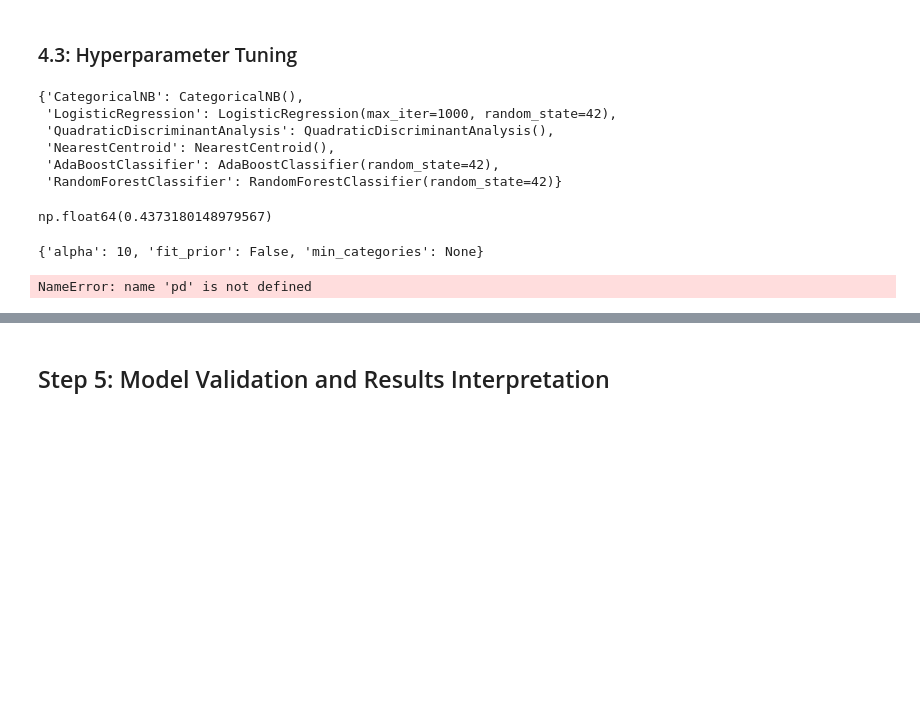
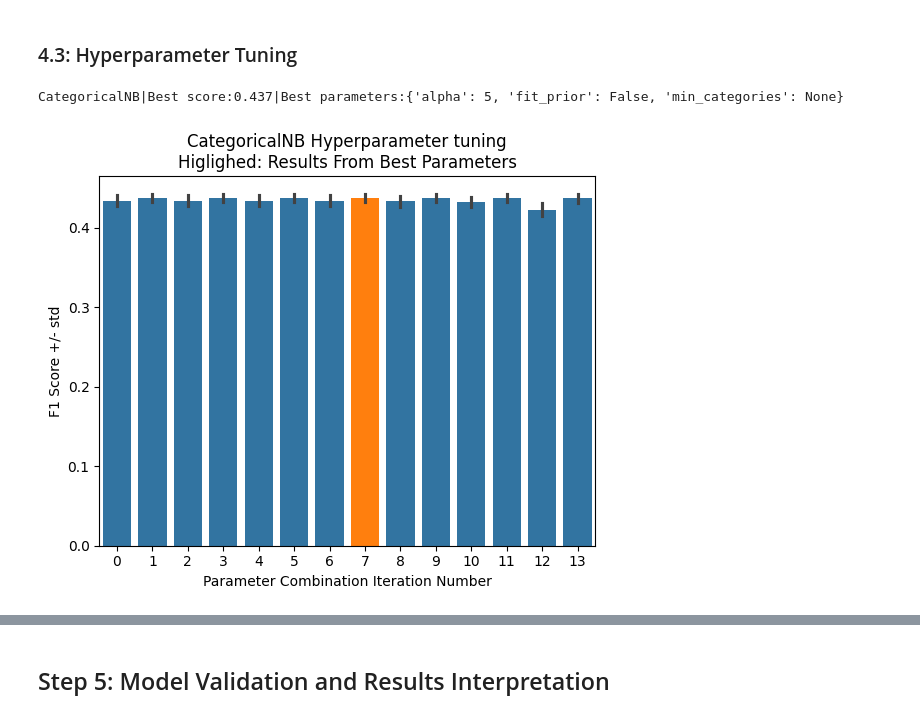
Before and after one commit to edjuaro/DiabetesMLPredictor, a Jupyter notebook: pipeline_draft.ipynb, the cells around one changed output, grey strips where cells are left out. Cells and saved outputs as stored; diff of their text form; code cells hidden in the pictures; blank space fills up the shorter version.

```diff
--- a/pipeline_draft.ipynb
+++ b/pipeline_draft.ipynb
@@ -568,39 +574,42 @@ So, even though this has only been done with Logistic Regression and other model
 ### 4.3: Hyperparameter Tuning
 # %%
 from sklearn.model_selection import GridSearchCV, KFold
-selected_class
+# selected_class
-# %% [output]
-{'CategoricalNB': CategoricalNB(),
- 'LogisticRegression': LogisticRegression(max_iter=1000, random_state=42),
- 'QuadraticDiscriminantAnalysis': QuadraticDiscriminantAnalysis(),
- 'NearestCentroid': NearestCentroid(),
- 'AdaBoostClassifier': AdaBoostClassifier(random_state=42),
- 'RandomForestClassifier': RandomForestClassifier(random_state=42)}
 # %%
 import warnings
 warnings.filterwarnings('ignore', category=RuntimeWarning)
 # %%
-param_grid = [
-  {'alpha': [0, 0.5, 1, 10, 100],
-  'fit_prior': [True,False],
-  'min_categories':[None]}, #We have to set this as None given our type of data
-  ]
+def gridsearch(classifier,param_grid,estimator_name,ax=None):
+  gridsearch_cv = KFold(n_splits=5, shuffle=True, random_state=42)
 
-# Number of random trials
-# NUM_TRIALS = 10
-
-gridsearch_cv = KFold(n_splits=5, shuffle=True, random_state=42)
-
-clf = GridSearchCV(estimator=selected_class['CategoricalNB'], param_grid=param_grid, cv=gridsearch_cv,scoring='f1')
-clf.fit(X_train, y_train)
-clf.best_score_
+  clf = GridSearchCV(estimator=classifier, param_grid=param_grid, cv=gridsearch_cv,scoring='f1',refit=True)
+  clf.fit(X_train, y_train)
+  # clf.best_score_
+  # gs_df =  pd.DataFrame(clf.cv_results_)
+  gs_df =  pd.DataFrame(clf.cv_results_)
+  # gs2plot = gs_df[['split0_test_score','split1_test_score','split2_test_score','split3_test_score','split4_test_score']].T
+  gs2plot = gs_df[['split0_test_score','split1_test_score','split2_test_score','split3_test_score','split4_test_score']].dropna().T
+  if ax is None:
+    ax = sns.barplot(data=gs2plot,errorbar='sd',color='#1f77b4')
+  else:
+    ax = sns.barplot(data=gs2plot,errorbar='sd',color='#1f77b4',ax=ax)
+  # ax.patches[clf.best_index_].set_facecolor('#ff7f0e')
+  custom_best_ix = gs2plot.T.dropna().T.mean().rank().reset_index(drop=True).idxmax()
+  ax.patches[custom_best_ix].set_facecolor('#ff7f0e')
+  # ax.patches[gs_df[gs_df['rank_test_score']==1].index[0]].set_facecolor('#ff7f0e')
+  ax.set_xlabel('Parameter Combination Iteration Number')
+  ax.set_ylabel('F1 Score +/- std')
+  ax.set_title(f"{estimator_name} Hyperparameter tuning\nHiglighed: Results From Best Parameters")
+  print(f'{estimator_name}|Best score:{clf.best_score_:.3f}|Best parameters:{clf.best_params_}')
+  return clf.best_estimator_,clf
-# %% [output]
-np.float64(0.4373180148979567)
-# %%
-clf.best_params_
-# %% [output]
-{'alpha': 10, 'fit_prior': False, 'min_categories': None}
-# %%
-pd.DataFrame(clf.cv_results_)['mean_test_score']
-# %% [output]
-NameError: name 'pd' is not defined
+# %%
+estimator_name = 'CategoricalNB'
+param_grid = [
+  {'alpha': [0, 0.5, 1, 5,10,15, 100],
+  'fit_prior': [True,False],
+  'min_categories':[None]}, #We have to set this as None given our type of data
+  ]
+best_nb_estimator,nb_clf = gridsearch(classifier=selected_class[estimator_name],param_grid=param_grid,estimator_name=estimator_name)
+# %% [output]
+CategoricalNB|Best score:0.437|Best parameters:{'alpha': 5, 'fit_prior': False, 'min_categories': None}
+[figure, added]
```
Also changed, not shown: parts of 35 cells of this notebook, 1 other file.
